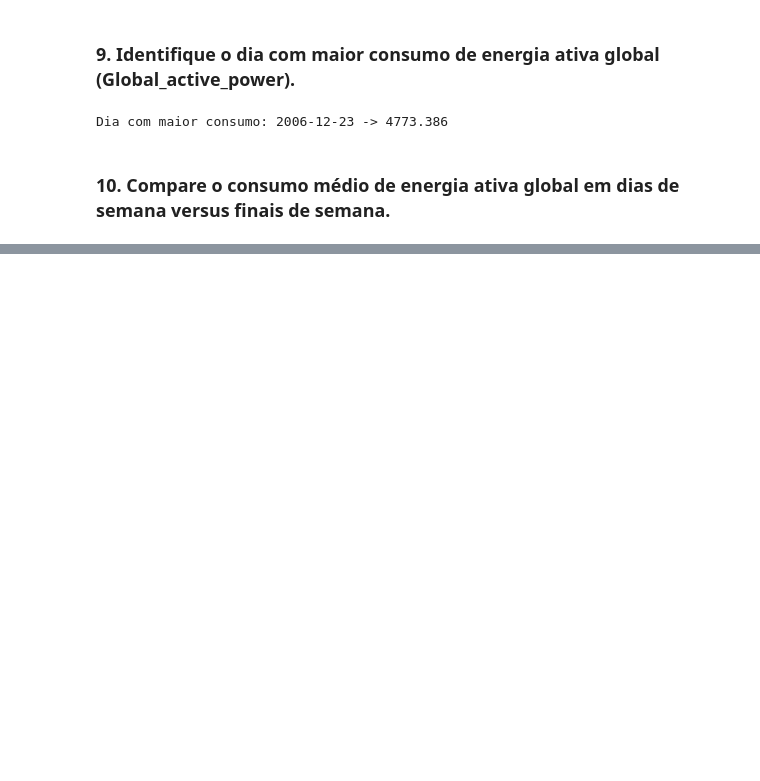
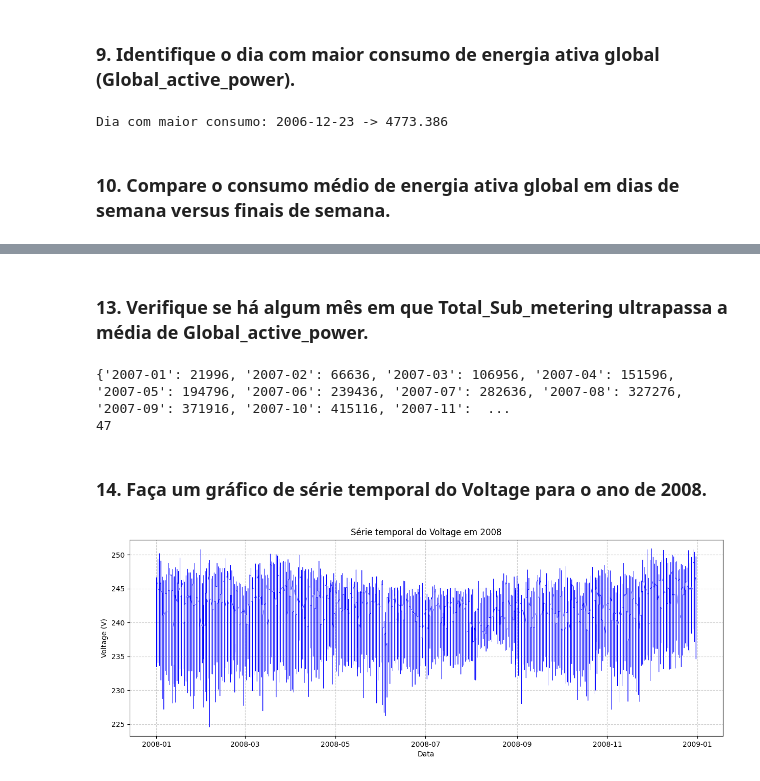
Before and after one commit to enzocerneviva/AnalisedeDadosdeConsumidoresdeEnergia, a Jupyter notebook: main.ipynb, the cells around one changed output, grey strips where cells are left out. Saved outputs shown, nothing was run; the diff lists cells and outputs as text; code cells hidden in the pictures; blank space fills up the shorter version.

```diff
--- a/main.ipynb
+++ b/main.ipynb
@@ -107,7 +107,14 @@ Name: Date, Length: 2075259, dtype: datetime64[ns]
 # %% [markdown]
 ### 5. Filtre os registros apenas do ano de 2007 e calcule a média de consumo diário de Global_active_power.
 # %%
-rows_year2007 = df[(df["Date"].dt.year) == 2007]
+# Converter a coluna para numérica logo no início
+df["Global_active_power"] = pd.to_numeric(df["Global_active_power"], errors="coerce")
 
-print(f"A média de consumo diário no ano de 2007 foi de: {round(rows_year2007['Global_active_power'].mean(), 2)} kW")
+# Filtrar apenas o ano de 2007
+rows_year2007 = df[df["Date"].dt.year == 2007]
+
+# Calcular a média de consumo diário em 2007
+daily_mean_2007 = rows_year2007.groupby(rows_year2007["Date"].dt.date)["Global_active_power"].mean()
+
+print("Média de consumo diário em 2007:", round(daily_mean_2007.mean(), 2), "kW")
 # %% [output]
@@ -142,10 +149,6 @@ A maior parte dos registros indicam que a voltagem ficou entre 235 e 245 volts.
 # %% [markdown]
 ### 8. Calcule o consumo médio por mês em todo o período disponível no dataset.
 # %%
-df["YearMonth"] = df["Date"].dt.to_period("M")
 monthly_mean = df.groupby("YearMonth")["Global_active_power"].mean()
-
-mean_all_months = monthly_mean.mean()
-
-print(f"O consumo médio por mês durante todo período foi de: {round(mean_all_months, 2)} kW ou {1000 * round(mean_all_months, 5)} W")
+print("Consumo médio mensal (kW):", monthly_mean.mean())
 # %% [output]
@@ -175,0 +200,8 @@ Semana: 1.2342321767913047  | Fim de semana: 1.0354720516747498
+# %%
+cols_to_numeric = ['Sub_metering_1', 'Sub_metering_2', 'Sub_metering_3']
+
+for col in cols_to_numeric:
+    df[col] = pd.to_numeric(df[col], errors='coerce')
+
+df['Total_Sub_metering'] = df['Sub_metering_1'] + df['Sub_metering_2'] + df['Sub_metering_3']
+df.head(4)
@@ -175,0 +214,39 @@ Semana: 1.2342321767913047  | Fim de semana: 1.0354720516747498
+# %% [markdown]
+### 13. Verifique se há algum mês em que Total_Sub_metering ultrapassa a média de Global_active_power.
+# %%
+# média global_active_power no dataset inteiro
+mean_global_active_power = df['Global_active_power'].mean()
+
+# média mensal de Total_Sub_metering
+monthly_mean_sub = df.groupby("YearMonth")["Total_Sub_metering"].mean()
+
+# verificar meses em que Total_Sub_metering > média global_active_power
+months_above = monthly_mean_sub[monthly_mean_sub > mean_global_active_power]
+
+print("Média Global Active Power:", mean_global_active_power)
+print("\nMeses em que Total_Sub_metering ultrapassa a média Global_active_power:")
+print(months_above)
+
+print(f"\nQuantidade de meses: {len(months_above)}")
+# %% [output]
+{'2007-01': 21996, '2007-02': 66636, '2007-03': 106956, '2007-04': 151596, '2007-05': 194796, '2007-06': 239436, '2007-07': 282636, '2007-08': 327276, '2007-09': 371916, '2007-10': 415116, '2007-11':  ...
+47
+# %% [markdown]
+### 14. Faça um gráfico de série temporal do Voltage para o ano de 2008.
+# %%
+import matplotlib.pyplot as plt
+
+# Filtrar apenas o ano de 2008
+df_2008 = df[df['Date'].dt.year == 2008]
+
+# Criar o gráfico de linha
+plt.figure(figsize=(15,5))
+plt.plot(df_2008['Date'], df_2008['Voltage'], color='blue', linewidth=0.5)
+
+plt.title("Série temporal do Voltage em 2008")
+plt.xlabel("Data")
+plt.ylabel("Voltage (V)")
+plt.grid(True, linestyle='--', alpha=0.6)
+plt.show()
+# %% [output]
+[figure, added]
```
Also changed, not shown: parts of 15 cells of this notebook.
